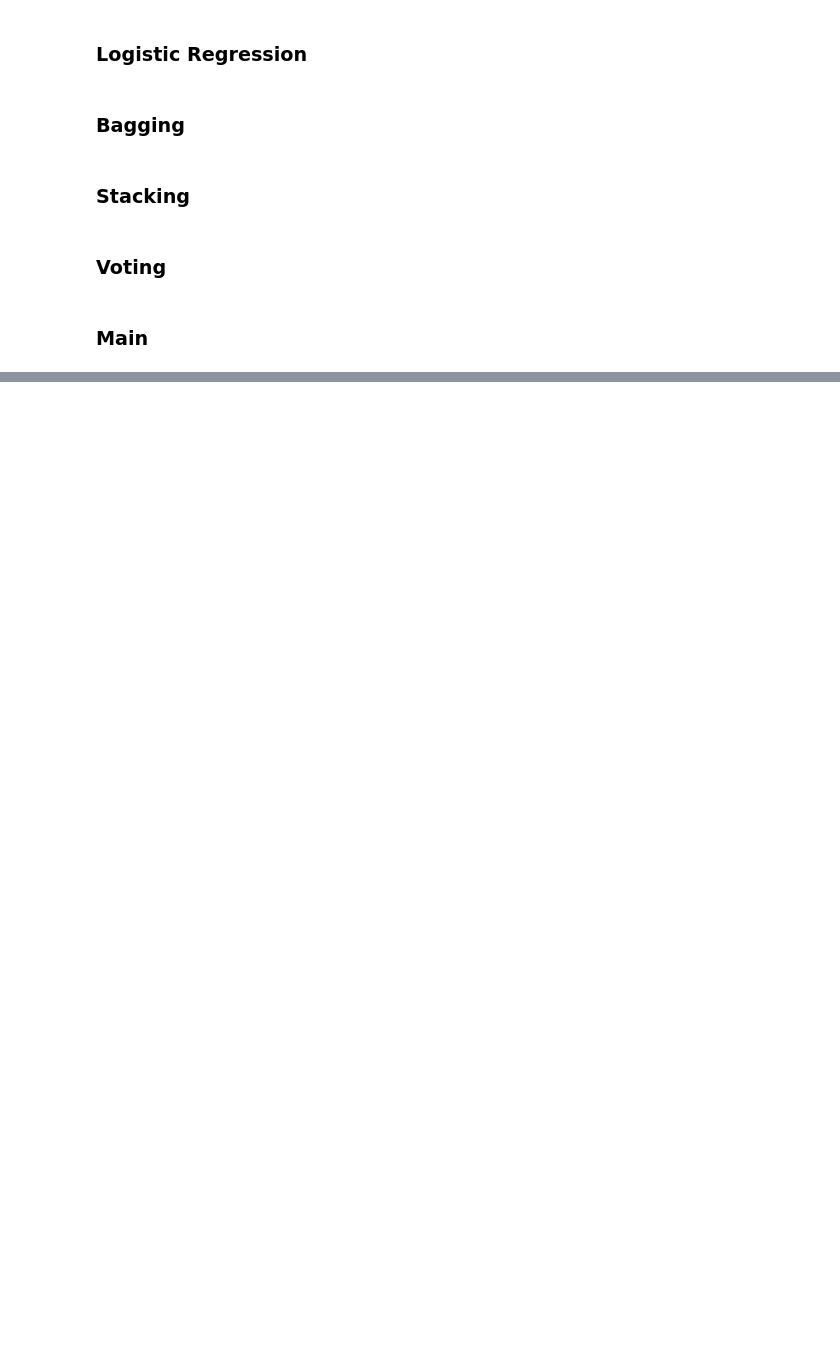
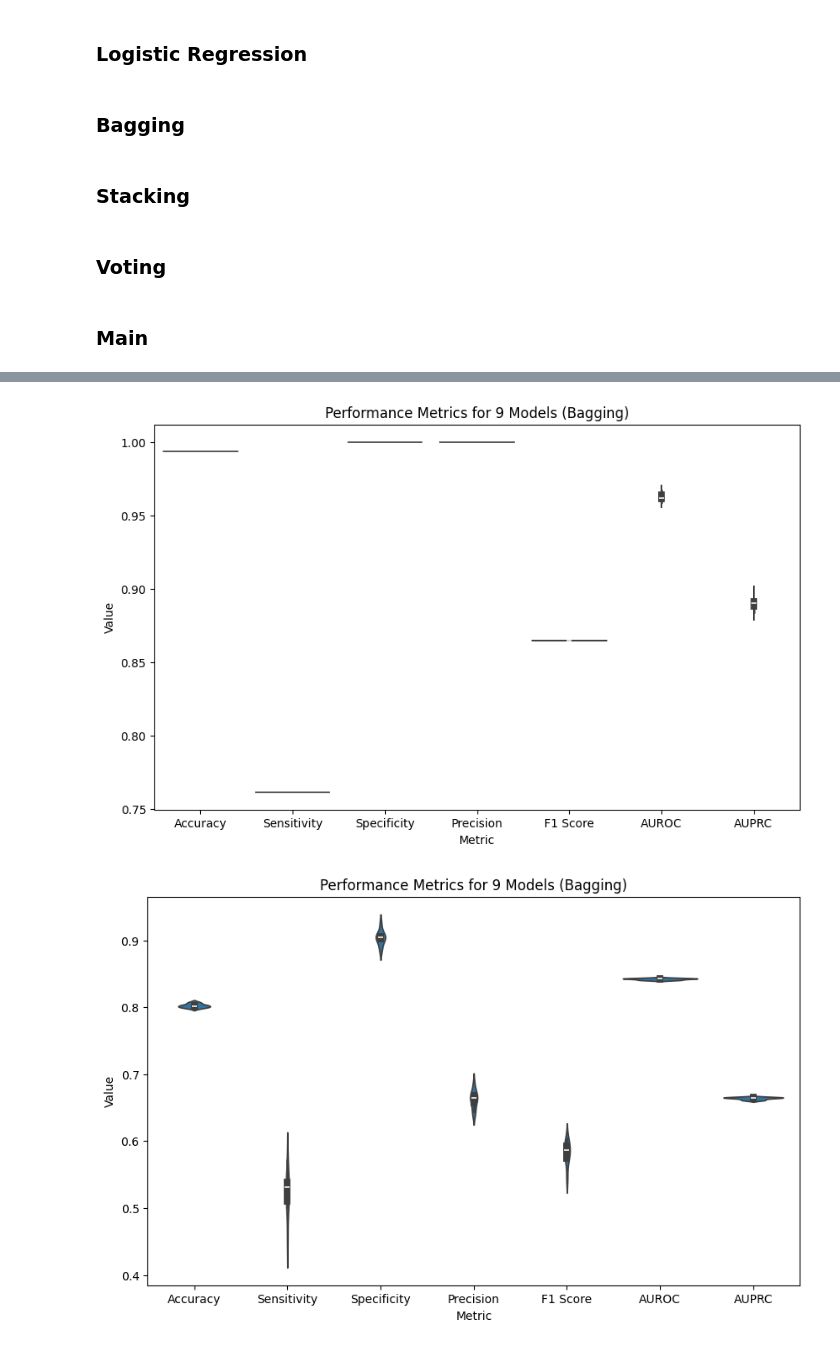
Before and after one commit to NafiuRahman77/CSE-472, a Jupyter notebook: Offline-2/1905077.ipynb, the cells around one changed output, grey strips where cells are left out. Cells and saved outputs as stored; diff of their text form; code cells hidden in the pictures; blank space fills up the shorter version.

```diff
--- a/Offline-2/1905077.ipynb
+++ b/Offline-2/1905077.ipynb
@@ -382,8 +444,18 @@ class VotingClassifier:
 
         return y_pred
 
+    def predict_proba(self, X):
+        # Collect predictions from all models
+        predictions = np.array([model.predict_proba(X) for model in self.models])
+
+        # Take the majority vote
+        y_prob = np.mean(predictions, axis=0)
+
+        return y_prob
+
     def evaluate(self, X, y):
         y_pred = self.predict(X)
+        y_prob = self.predict_proba(X)
         TP = np.sum((y == 1) & (y_pred == 1))
         TN = np.sum((y == 0) & (y_pred == 0))
         FP = np.sum((y == 0) & (y_pred == 1))
@@ -394,78 +466,84 @@ class VotingClassifier:
         specificity = TN / (TN + FP)
         precision = TP / (TP + FP)
         f1_score = 2 * precision * sensitivity / (precision + sensitivity)
+        auroc = roc_auc_score(y, y_prob)
+        auprc = average_precision_score(y, y_prob)
 
-        return accuracy, sensitivity, specificity, precision, f1_score
+        return accuracy, sensitivity, specificity, precision, f1_score, auroc, auprc
 # %% [markdown]
 ### Main
 # %%
 
 def test(choice):
 
-
     X_train, X_test, X_val, y_train, y_test, y_val = preprocess(choice)
+    X_train, X_val, X_test = k_best_feature(X_train, y_train, X_val, X_test, 20, 'information_gain')
+    #X_train, X_val, X_test = k_best_feature(X_train, y_train, X_val, X_test, 20, 'correlation')
 
     print(f'Dataset: {choice}')
 
-    # model = LogisticRegression()
-    # model.fit(X_train, y_train)
-    # accuracy, sensitivity, specificity, precision, f1_score = model.evaluate(X_test, y_test)
-    # print(f'Accuracy: {accuracy}')
-    # print(f'Sensitivity: {sensitivity}')
-    # print(f'Specificity: {specificity}')
-    # print(f'Precision: {precision}')
-    # print(f'F1-score: {f1_score}')
+    model = LogisticRegression()
+    model.fit(X_train, y_train)
+    accuracy, sensitivity, specificity, precision, f1_score, auroc, auprc = model.evaluate(X_test, y_test)
+    print(f'Accuracy: {accuracy}')
+    print(f'Sensitivity: {sensitivity}')
+    print(f'Specificity: {specificity}')
+    print(f'Precision: {precision}')
+    print(f'F1-score: {f1_score}')
+    print(f'AUROC: {auroc}')
+    print(f'AUPRC: {auprc}')
 
     model = Bagging(LogisticRegression, n_estimators=9)
     model.fit(X_train, y_train)
-    accuracy_mean, accuracy_std, sensitivity_mean, sensitivity_std, specificity_mean, specificity_std, precision_mean, precision_std, f1_mean, f1_std = model.evaluate(X_test, y_test)
+    accuracy_mean, accuracy_std, sensitivity_mean, sensitivity_std, specificity_mean, specificity_std, precision_mean, precision_std, f1_mean, f1_std, auroc, auroc_std, auprc, auprc_std = model.evaluate(X_test, y_test)
     print(f"Accuracy: {accuracy_mean:.8f} ± {accuracy_std:.8f}")
     print(f"Sensitivity: {sensitivity_mean:.8f} ± {sensitivity_std:.8f}")
     print(f"Specificity: {specificity_mean:.8f} ± {specificity_std:.8f}")
     print(f"Precision: {precision_mean:.8f} ± {precision_std:.8f}")
     print(f"F1 Score: {f1_mean:.8f} ± {f1_std:.8f}")
+    print(f"AUROC: {auroc:.8f} ± {auroc_std:.8f}")
+    print(f"AUPRC: {auprc:.8f} ± {auprc_std:.8f}")
     print()
 
     # accuracy array for all the models
     metrics = []
     labels = []
     for i, modl in enumerate(model.models):
-        accuracy, sensitivity, specificity, precision, f1_score = modl.evaluate(X_test, y_test)
-        metrics.append([accuracy, sensitivity, specificity, precision, f1_score])
+        accuracy, sensitivity, specificity, precision, f1_score, auroc, auprc = modl.evaluate(X_test, y_test)
+        metrics.append([accuracy, sensitivity, specificity, precision, f1_score, auroc, auprc])
         labels.append(f'Model {i + 1}')
 
     models = model.get_models()
     stacking = Stacking(LogisticRegression, LogisticRegression, n_estimators=9, models=models)
     stacking.fit(X_train, y_train, X_val, y_val)
-    accuracy, sensitivity, specificity, precision, f1_score = stacking.evaluate(X_test, y_test)
+    accuracy, sensitivity, specificity, precision, f1_score, auroc, auprc = stacking.evaluate(X_test, y_test)
     print(f'Accuracy: {accuracy:.8f}')
     print(f'Sensitivity: {sensitivity:.8f}')
     print(f'Specificity: {specificity:.8f}')
     print(f'Precision: {precision:.8f}')
     print(f'F1-score: {f1_score:.8f}')
+    print(f'AUROC: {auroc:.8f}')
+    print(f'AUPRC: {auprc:.8f}')
     print()
 
     voting = VotingClassifier(LogisticRegression, n_estimators=9, models=models)
     voting.fit(X_train, y_train)
-    accuracy, sensitivity, specificity, precision, f1_score = voting.evaluate(X_test, y_test)
+    accuracy, sensitivity, specificity, precision, f1_score, auroc, auprc = voting.evaluate(X_test, y_test)
     print(f'Accuracy: {accuracy:.8f}')
     print(f'Sensitivity: {sensitivity:.8f}')
     print(f'Specificity: {specificity:.8f}')
     print(f'Precision: {precision:.8f}')
     print(f'F1-score: {f1_score:.8f}')
+    print(f'AUROC: {auroc:.8f}')
+    print(f'AUPRC: {auprc:.8f}')
 
     print('---------------------------------')
 
     return metrics, labels
 
-
-
-
-#metrics_credit_card , labels_credit_card = test('credit_card')
-#metrics_churn , labels_churn = test('churn')
+metrics_credit_card , labels_credit_card = test('credit_card')
+metrics_churn , labels_churn = test('churn')
 metrics_adult , labels_adult = test('adult')
-
-
 
 def func(metrics, labels):
 
@@ -474,6 +552,8 @@ def func(metrics, labels):
     specificity = [metric[2] for metric in metrics]
     precision = [metric[3] for metric in metrics]
     f1_score = [metric[4] for metric in metrics]
+    auroc = [metric[5] for metric in metrics]
+    auprc = [metric[6] for metric in metrics]
 
     # Create a DataFrame to store all metrics
     data = {
@@ -481,7 +561,9 @@ def func(metrics, labels):
         'Sensitivity': sensitivity,
         'Specificity': specificity,
         'Precision': precision,
-        'F1 Score': f1_score
+        'F1 Score': f1_score,
+        'AUROC': auroc,
+        'AUPRC': auprc,
     }
 
     df = pd.DataFrame(data)
@@ -502,6 +584,7 @@ def func(metrics, labels):
     plt.show()
 
 
-#func(metrics_credit_card, labels_credit_card)
-#func(metrics_churn, labels_churn)
+func(metrics_credit_card, labels_credit_card)
+func(metrics_churn, labels_churn)
 func(metrics_adult, labels_adult)
+# %% [output]
@@ -507,0 +608,2 @@ func(metrics_adult, labels_adult)
+[figure, added]
+[figure, added]
```
Also changed, not shown: parts of 7 cells of this notebook.
